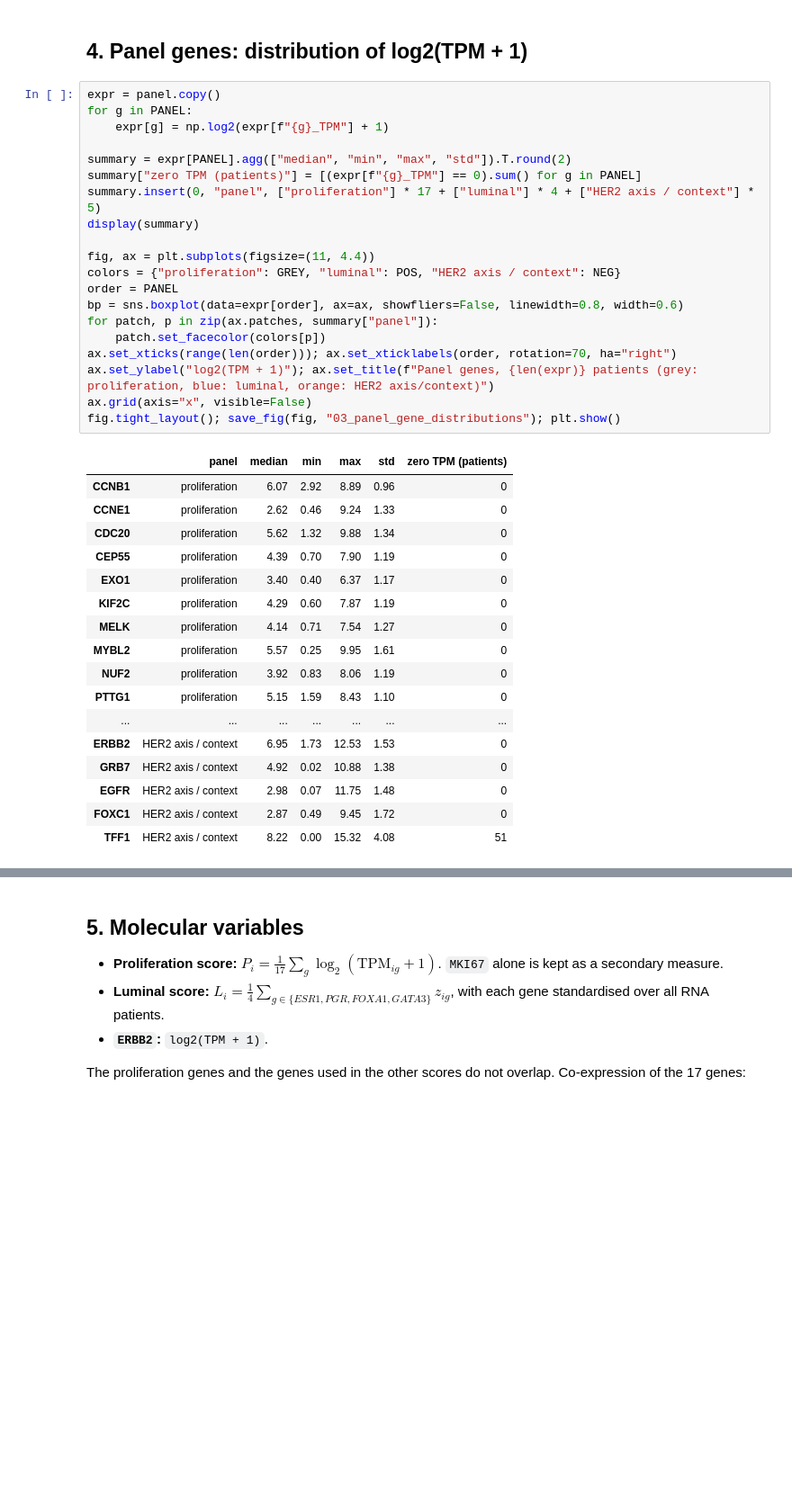
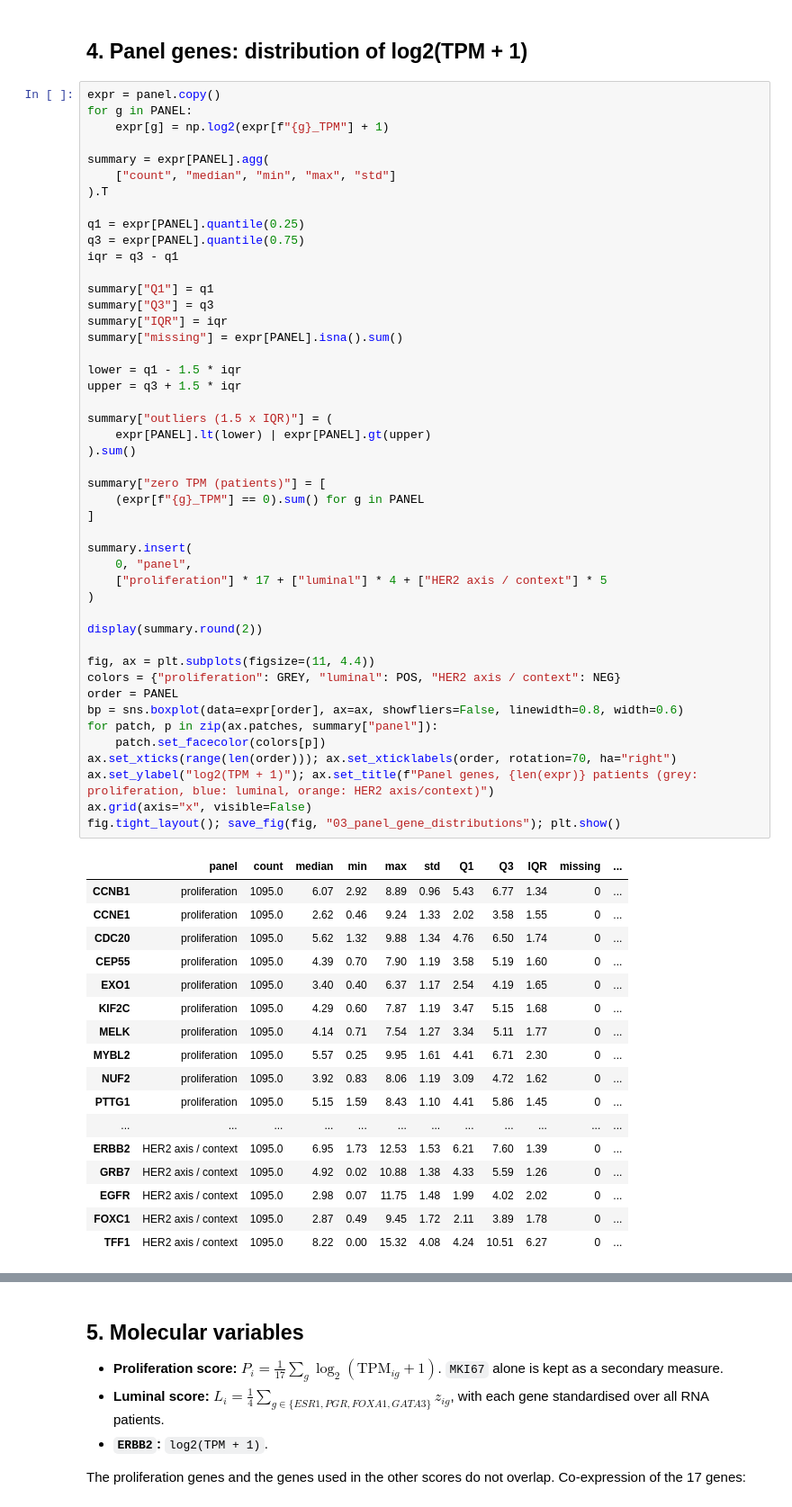
Before and after one commit to Pouria-8118/Statistics-Project-TCGA-BRCA, a Jupyter notebook: notebooks/03_rna_extraction_molecular_audit.ipynb, the cells around one changed output, grey strips where cells are left out. Shown at 90% size. Drawn from its saved outputs; the diff is of its cells as text; blank space fills up the shorter version.

Commit message:
feat(notebooks): add QC/outlier diagnostics and clinical-vs-RNA modality comparison; update docs accordingly

```diff
--- a/notebooks/03_rna_extraction_molecular_audit.ipynb
+++ b/notebooks/03_rna_extraction_molecular_audit.ipynb
@@ -154,40 +245,66 @@ Files with less than 25% of the median library size: 0 []
 # %%
 expr = panel.copy()
 for g in PANEL:
     expr[g] = np.log2(expr[f"{g}_TPM"] + 1)
 
-summary = expr[PANEL].agg(["median", "min", "max", "std"]).T.round(2)
-summary["zero TPM (patients)"] = [(expr[f"{g}_TPM"] == 0).sum() for g in PANEL]
-summary.insert(0, "panel", ["proliferation"] * 17 + ["luminal"] * 4 + ["HER2 axis / context"] * 5)
-display(summary)
+summary = expr[PANEL].agg(
+    ["count", "median", "min", "max", "std"]
+).T
+
+q1 = expr[PANEL].quantile(0.25)
+q3 = expr[PANEL].quantile(0.75)
+iqr = q3 - q1
+
+summary["Q1"] = q1
+summary["Q3"] = q3
+summary["IQR"] = iqr
+summary["missing"] = expr[PANEL].isna().sum()
+
+lower = q1 - 1.5 * iqr
+upper = q3 + 1.5 * iqr
+
+summary["outliers (1.5 x IQR)"] = (
+    expr[PANEL].lt(lower) | expr[PANEL].gt(upper)
+).sum()
+
+summary["zero TPM (patients)"] = [
+    (expr[f"{g}_TPM"] == 0).sum() for g in PANEL
+]
+
+summary.insert(
+    0, "panel",
+    ["proliferation"] * 17 + ["luminal"] * 4 + ["HER2 axis / context"] * 5
+)
+
+display(summary.round(2))
 
 fig, ax = plt.subplots(figsize=(11, 4.4))
 colors = {"proliferation": GREY, "luminal": POS, "HER2 axis / context": NEG}
 order = PANEL
 bp = sns.boxplot(data=expr[order], ax=ax, showfliers=False, linewidth=0.8, width=0.6)
 for patch, p in zip(ax.patches, summary["panel"]):
     patch.set_facecolor(colors[p])
 ax.set_xticks(range(len(order))); ax.set_xticklabels(order, rotation=70, ha="right")
 ax.set_ylabel("log2(TPM + 1)"); ax.set_title(f"Panel genes, {len(expr)} patients (grey: proliferation, blue: luminal, orange: HER2 axis/context)")
 ax.grid(axis="x", visible=False)
 fig.tight_layout(); save_fig(fig, "03_panel_gene_distributions"); plt.show()
 # %% [output]
-|  | panel | median | min | max | std | zero TPM (patients) |
-| CCNB1 | proliferation | 6.07 | 2.92 | 8.89 | 0.96 | 0 |
-| CCNE1 | proliferation | 2.62 | 0.46 | 9.24 | 1.33 | 0 |
-| CDC20 | proliferation | 5.62 | 1.32 | 9.88 | 1.34 | 0 |
-| CEP55 | proliferation | 4.39 | 0.70 | 7.90 | 1.19 | 0 |
-| EXO1 | proliferation | 3.40 | 0.40 | 6.37 | 1.17 | 0 |
-| KIF2C | proliferation | 4.29 | 0.60 | 7.87 | 1.19 | 0 |
-| MELK | proliferation | 4.14 | 0.71 | 7.54 | 1.27 | 0 |
-| MYBL2 | proliferation | 5.57 | 0.25 | 9.95 | 1.61 | 0 |
-| NUF2 | proliferation | 3.92 | 0.83 | 8.06 | 1.19 | 0 |
-| PTTG1 | proliferation | 5.15 | 1.59 | 8.43 | 1.10 | 0 |
-| ... | ... | ... | ... | ... | ... | ... |
-| ERBB2 | HER2 axis / context | 6.95 | 1.73 | 12.53 | 1.53 | 0 |
-| GRB7 | HER2 axis / context | 4.92 | 0.02 | 10.88 | 1.38 | 0 |
-| EGFR | HER2 axis / context | 2.98 | 0.07 | 11.75 | 1.48 | 0 |
-| FOXC1 | HER2 axis / context | 2.87 | 0.49 | 9.45 | 1.72 | 0 |
-| TFF1 | HER2 axis / context | 8.22 | 0.00 | 15.32 | 4.08 | 51 |
+|  | panel | count | median | min | max | std | Q1 | Q3 | IQR | missing | ... |
+| CCNB1 | proliferation | 1095.0 | 6.07 | 2.92 | 8.89 | 0.96 | 5.43 | 6.77 | 1.34 | 0 | ... |
+| CCNE1 | proliferation | 1095.0 | 2.62 | 0.46 | 9.24 | 1.33 | 2.02 | 3.58 | 1.55 | 0 | ... |
+| CDC20 | proliferation | 1095.0 | 5.62 | 1.32 | 9.88 | 1.34 | 4.76 | 6.50 | 1.74 | 0 | ... |
+| CEP55 | proliferation | 1095.0 | 4.39 | 0.70 | 7.90 | 1.19 | 3.58 | 5.19 | 1.60 | 0 | ... |
+| EXO1 | proliferation | 1095.0 | 3.40 | 0.40 | 6.37 | 1.17 | 2.54 | 4.19 | 1.65 | 0 | ... |
+| KIF2C | proliferation | 1095.0 | 4.29 | 0.60 | 7.87 | 1.19 | 3.47 | 5.15 | 1.68 | 0 | ... |
+| MELK | proliferation | 1095.0 | 4.14 | 0.71 | 7.54 | 1.27 | 3.34 | 5.11 | 1.77 | 0 | ... |
+| MYBL2 | proliferation | 1095.0 | 5.57 | 0.25 | 9.95 | 1.61 | 4.41 | 6.71 | 2.30 | 0 | ... |
+| NUF2 | proliferation | 1095.0 | 3.92 | 0.83 | 8.06 | 1.19 | 3.09 | 4.72 | 1.62 | 0 | ... |
+| PTTG1 | proliferation | 1095.0 | 5.15 | 1.59 | 8.43 | 1.10 | 4.41 | 5.86 | 1.45 | 0 | ... |
+| ... | ... | ... | ... | ... | ... | ... | ... | ... | ... | ... | ... |
+| ERBB2 | HER2 axis / context | 1095.0 | 6.95 | 1.73 | 12.53 | 1.53 | 6.21 | 7.60 | 1.39 | 0 | ... |
+| GRB7 | HER2 axis / context | 1095.0 | 4.92 | 0.02 | 10.88 | 1.38 | 4.33 | 5.59 | 1.26 | 0 | ... |
+| EGFR | HER2 axis / context | 1095.0 | 2.98 | 0.07 | 11.75 | 1.48 | 1.99 | 4.02 | 2.02 | 0 | ... |
+| FOXC1 | HER2 axis / context | 1095.0 | 2.87 | 0.49 | 9.45 | 1.72 | 2.11 | 3.89 | 1.78 | 0 | ... |
+| TFF1 | HER2 axis / context | 1095.0 | 8.22 | 0.00 | 15.32 | 4.08 | 4.24 | 10.51 | 6.27 | 0 | ... |
 saved figures\03_panel_gene_distributions.png
 [figure]
```
Also changed, not shown: parts of 2 cells of this notebook, 7 other files.
